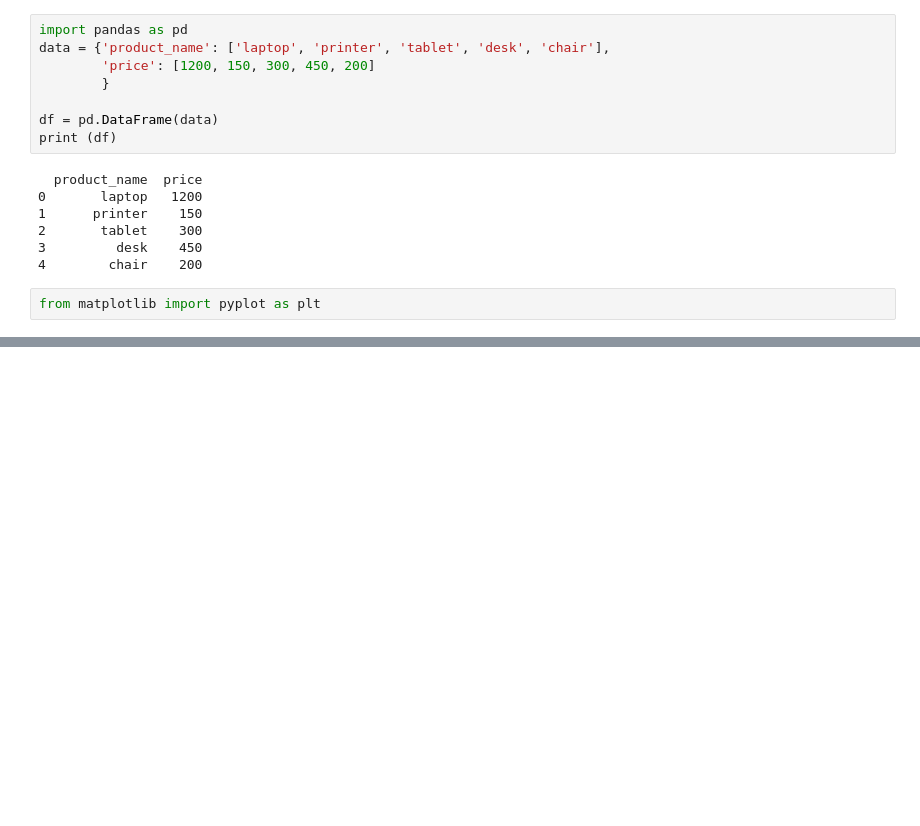
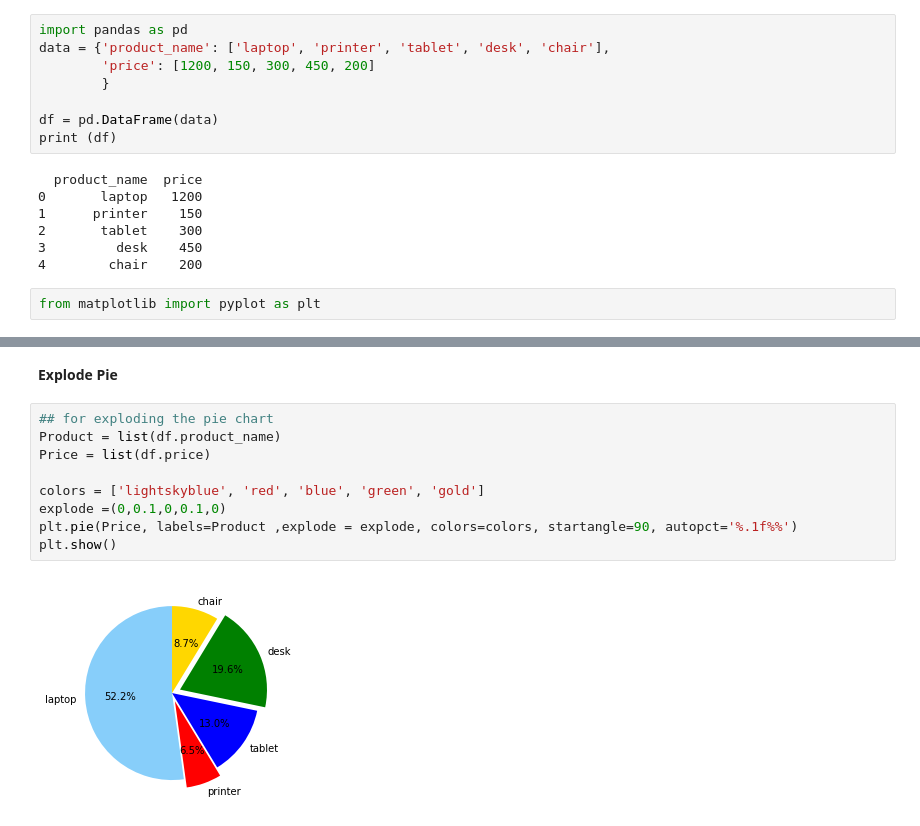
Before and after one commit to sswayansidha/Bar_Chart, a Jupyter notebook: Pie_Chart_info.ipynb, the cells around one changed output, grey strips where cells are left out. Drawn from its saved outputs; the diff is of its cells as text; blank space fills up the shorter version.

```diff
--- a/Pie_Chart_info.ipynb
+++ b/Pie_Chart_info.ipynb
@@ -29,0 +45,13 @@ plt.show()
+# %% [markdown]
+**Explode Pie**
+# %%
+## for exploding the pie chart
+Product = list(df.product_name)
+Price = list(df.price)
+
+colors = ['lightskyblue', 'red', 'blue', 'green', 'gold']
+explode =(0,0.1,0,0.1,0)
+plt.pie(Price, labels=Product ,explode = explode, colors=colors, startangle=90, autopct='%.1f%%')
+plt.show()
+# %% [output]
+[figure, added]
```
Also changed, not shown: parts of 10 cells of this notebook.
